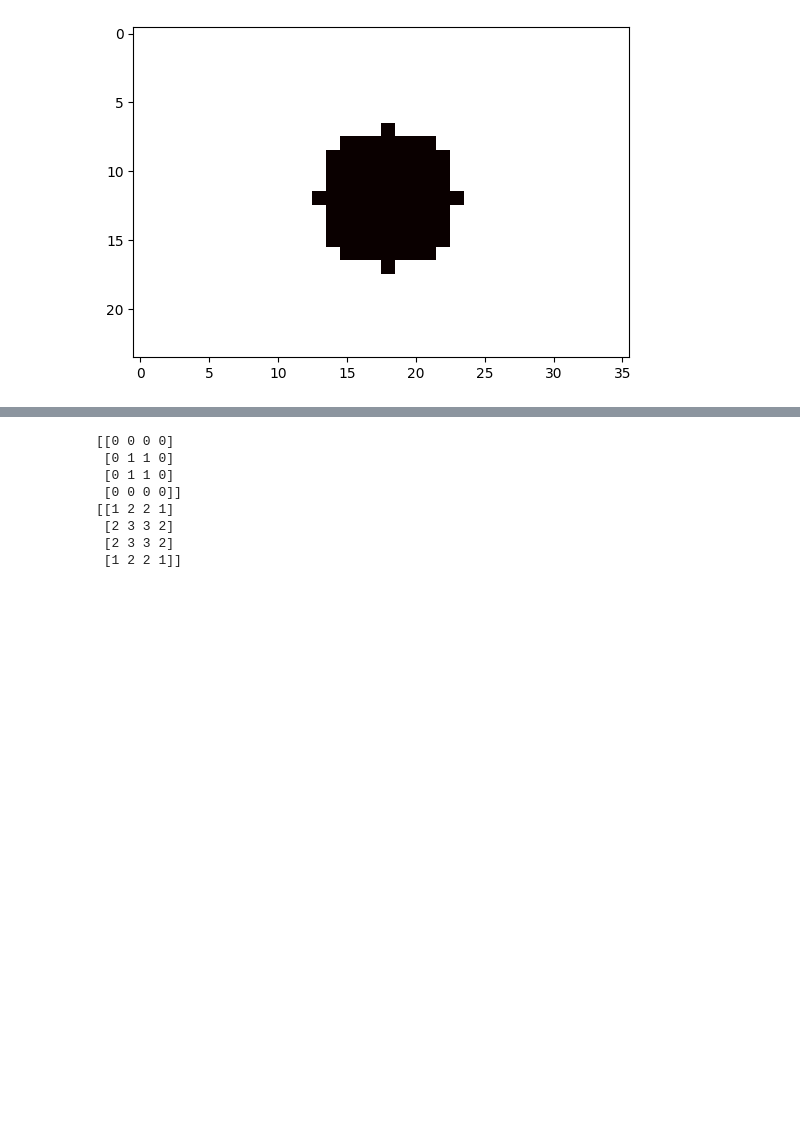
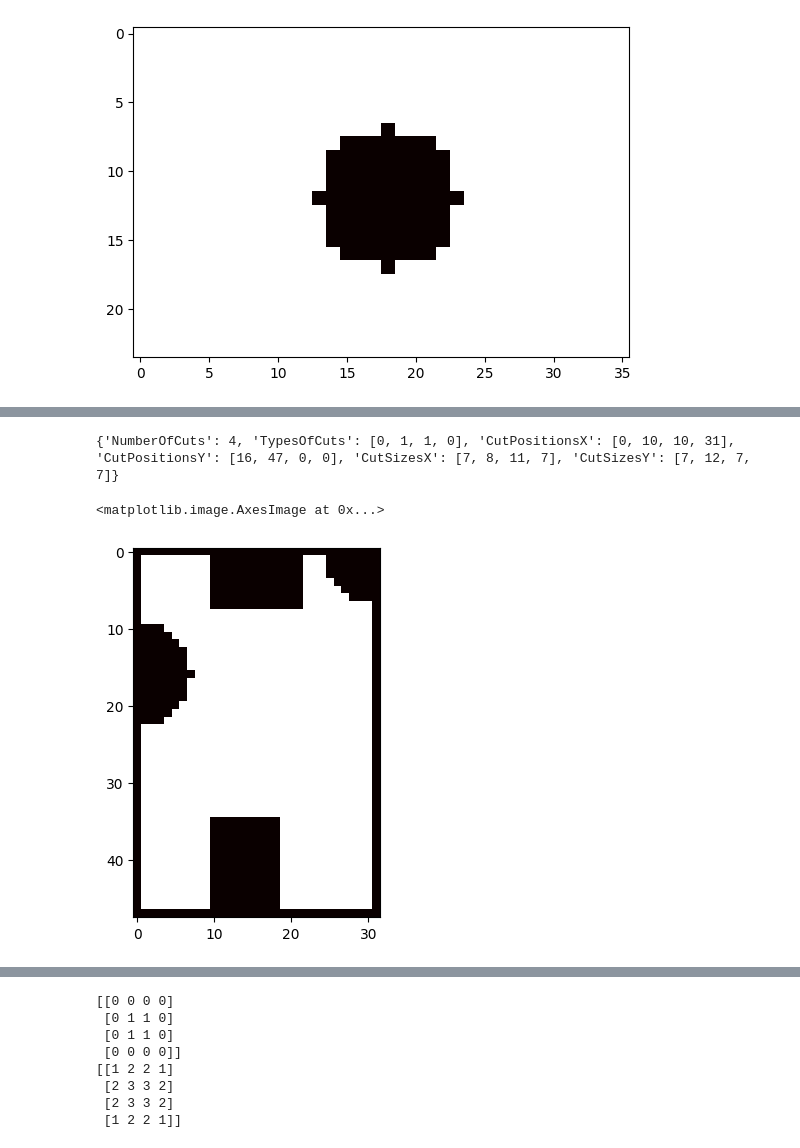
Before and after one commit to AtomThum/AIBuilder-LatticeBoltzmann, a Jupyter notebook: clstest.ipynb, the cells around one changed output, grey strips where cells are left out. Saved outputs shown, nothing was run; the diff lists cells and outputs as text; code cells hidden in the pictures; blank space fills up the shorter version.

```diff
--- a/clstest.ipynb
+++ b/clstest.ipynb
@@ -66,3 +66,26 @@ plt.imshow(simulation.density, cmap="hot", interpolation="nearest")
+# %%
+yResolution = 48
+xResolution = 32
+initCondition = np.ones((yResolution, xResolution, Simulation.latticeSize)) / 9
+walls = WallBoundary(yResolution, xResolution)
+# walls.borderWall()
+walls.borderWall()
+conditions = walls.generateRoom()
+walls.generateIndex()
+walls.generateACPosandDirections()
+print(conditions)
+#velocityInlet = [VelocityBoundary(12, 2, 1, 1)]
+#pressureInlet = [PressureBoundary(12, 2, 1, 0, 1)]
+
+simulation = Simulation(
+    yResolution, xResolution, initCondition, walls, velocityBoundaries=velocityInlet, pressureBoundaries=pressureInlet
+)
+
+plt.imshow(simulation.density, cmap="hot", interpolation="nearest")
+# %% [output]
+{'NumberOfCuts': 4, 'TypesOfCuts': [0, 1, 1, 0], 'CutPositionsX': [0, 10, 10, 31], 'CutPositionsY': [16, 47, 0, 0], 'CutSizesX': [7, 8, 11, 7], 'CutSizesY': [7, 12, 7, 7]}
+<matplotlib.image.AxesImage at 0x...>
+[figure, added]
 # %%
 fig, ax = plt.subplots()
 heatmap  = ax.imshow(walls.boundary, cmap="hot", interpolation="nearest")
```
Also changed, not shown: parts of 5 cells of this notebook, 4 other files.
